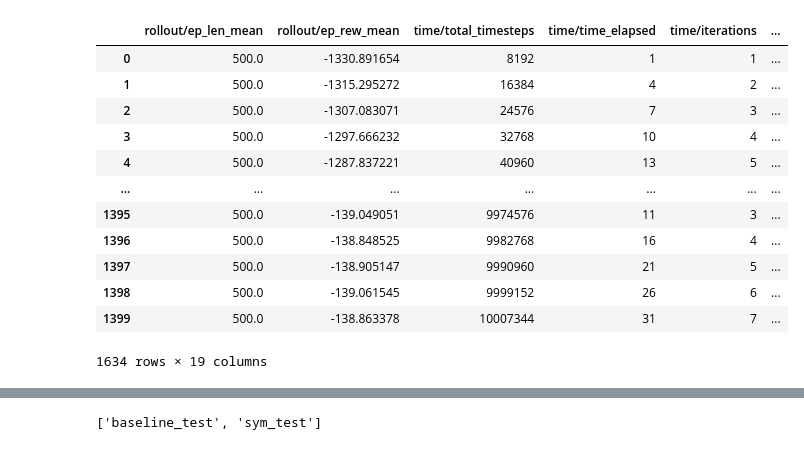
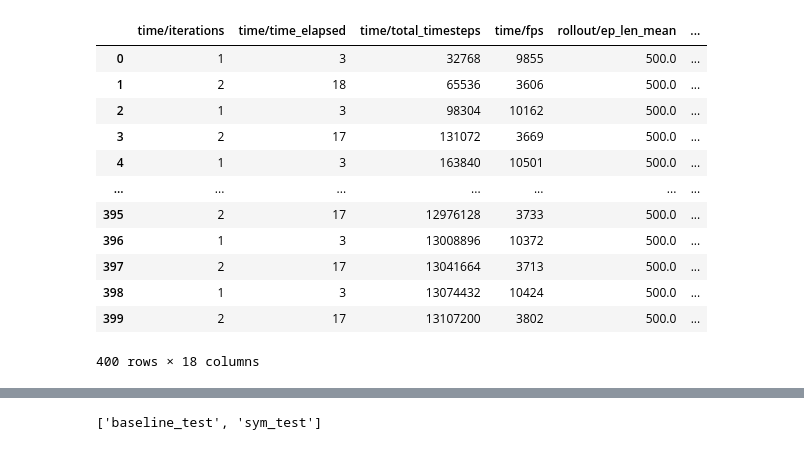
Before and after one commit to jeeeunlee/symloco, a Jupyter notebook: utils/make_graphs.ipynb, the cells around one changed output, grey strips where cells are left out. Drawn from its saved outputs; the diff is of its cells as text; code cells hidden in the pictures.

```diff
--- a/utils/make_graphs.ipynb
+++ b/utils/make_graphs.ipynb
@@ -10,29 +10,32 @@ import os
 # %%
 LOGS_DIR = "../logs"
 
 dfs = []
 
-for test in os.listdir(LOGS_DIR):
+for test in next(os.walk(LOGS_DIR))[1]:
+    if test == "old_logs":
+        continue
     test_df = pd.read_csv(f"{LOGS_DIR}/{test}/progress.csv")
     test_df["test_name"] = test
     dfs.append(test_df)
+    break
 
 df = pd.concat(dfs)
 df
 # %% [output]
-|  | rollout/ep_len_mean | rollout/ep_rew_mean | time/total_timesteps | time/time_elapsed | time/iterations | ... |
-| 0 | 500.0 | -1330.891654 | 8192 | 1 | 1 | ... |
-| 1 | 500.0 | -1315.295272 | 16384 | 4 | 2 | ... |
-| 2 | 500.0 | -1307.083071 | 24576 | 7 | 3 | ... |
-| 3 | 500.0 | -1297.666232 | 32768 | 10 | 4 | ... |
-| 4 | 500.0 | -1287.837221 | 40960 | 13 | 5 | ... |
+|  | time/iterations | time/time_elapsed | time/total_timesteps | time/fps | rollout/ep_len_mean | ... |
+| 0 | 1 | 3 | 32768 | 9855 | 500.0 | ... |
+| 1 | 2 | 18 | 65536 | 3606 | 500.0 | ... |
+| 2 | 1 | 3 | 98304 | 10162 | 500.0 | ... |
+| 3 | 2 | 17 | 131072 | 3669 | 500.0 | ... |
+| 4 | 1 | 3 | 163840 | 10501 | 500.0 | ... |
 | ... | ... | ... | ... | ... | ... | ... |
-| 1395 | 500.0 | -139.049051 | 9974576 | 11 | 3 | ... |
-| 1396 | 500.0 | -138.848525 | 9982768 | 16 | 4 | ... |
-| 1397 | 500.0 | -138.905147 | 9990960 | 21 | 5 | ... |
-| 1398 | 500.0 | -139.061545 | 9999152 | 26 | 6 | ... |
-| 1399 | 500.0 | -138.863378 | 10007344 | 31 | 7 | ... |
+| 395 | 2 | 17 | 12976128 | 3733 | 500.0 | ... |
+| 396 | 1 | 3 | 13008896 | 10372 | 500.0 | ... |
+| 397 | 2 | 17 | 13041664 | 3713 | 500.0 | ... |
+| 398 | 1 | 3 | 13074432 | 10424 | 500.0 | ... |
+| 399 | 2 | 17 | 13107200 | 3802 | 500.0 | ... |
-1634 rows × 19 columns
+400 rows × 18 columns
 # %%
 sns.set_theme()
 ax = sns.lineplot(x="time/total_timesteps", y="rollout/ep_rew_mean", hue="test_name", data=df)
```
Also changed, not shown: parts of 1 cell of this notebook, 4 other files.
